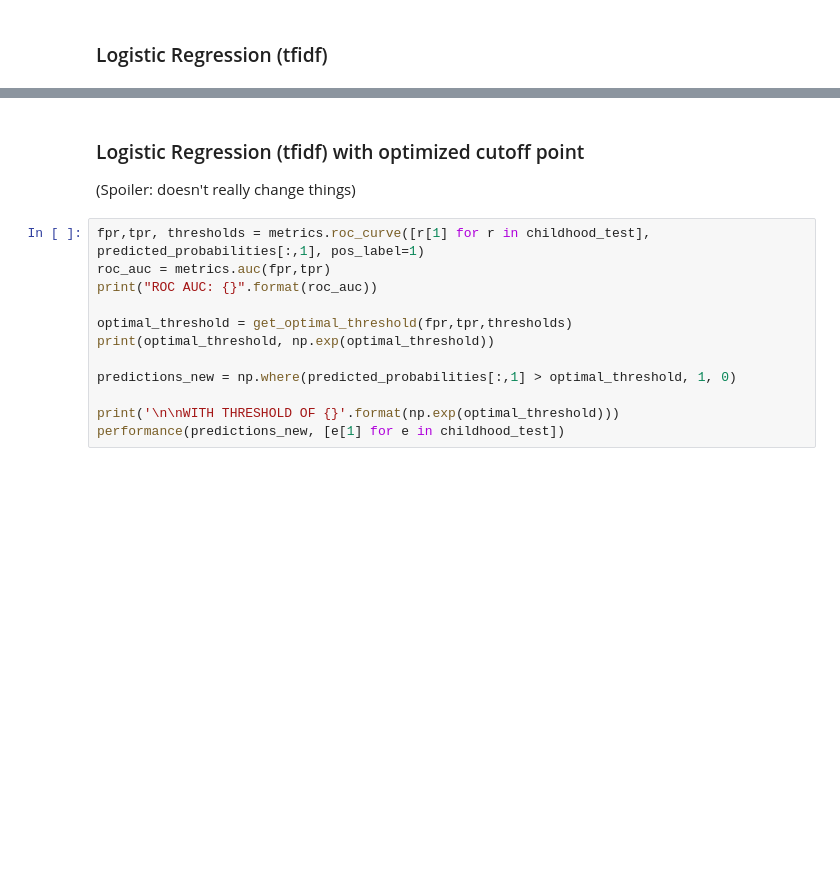
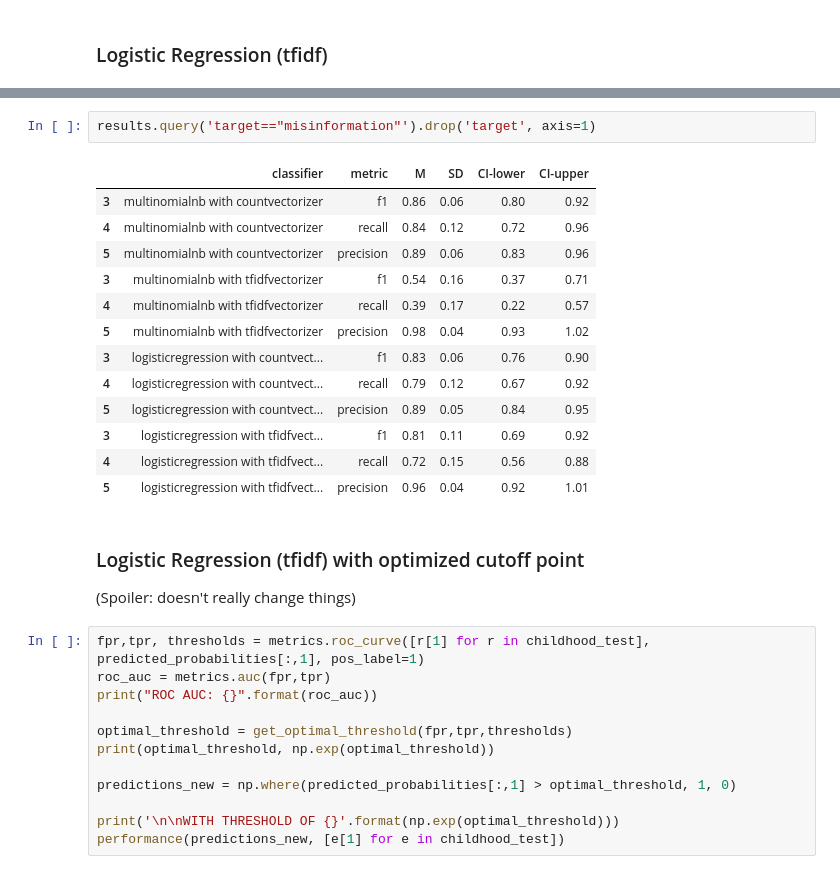
Before and after one commit to corinemeppelink/vaccmisinfo, a Jupyter notebook: article.ipynb, the cells around one changed output, grey strips where cells are left out. Cells and saved outputs as stored; diff of their text form; blank space fills up the shorter version.

```diff
--- a/article.ipynb
+++ b/article.ipynb
@@ -212,3 +388,19 @@ ROC AUC:
+# %%
+results.query('target=="misinformation"').drop('target', axis=1)
+# %% [output]
+|  | classifier | metric | M | SD | CI-lower | CI-upper |
+| 3 | multinomialnb with countvectorizer | f1 | 0.86 | 0.06 | 0.80 | 0.92 |
+| 4 | multinomialnb with countvectorizer | recall | 0.84 | 0.12 | 0.72 | 0.96 |
+| 5 | multinomialnb with countvectorizer | precision | 0.89 | 0.06 | 0.83 | 0.96 |
+| 3 | multinomialnb with tfidfvectorizer | f1 | 0.54 | 0.16 | 0.37 | 0.71 |
+| 4 | multinomialnb with tfidfvectorizer | recall | 0.39 | 0.17 | 0.22 | 0.57 |
+| 5 | multinomialnb with tfidfvectorizer | precision | 0.98 | 0.04 | 0.93 | 1.02 |
+| 3 | logisticregression with countvect... | f1 | 0.83 | 0.06 | 0.76 | 0.90 |
+| 4 | logisticregression with countvect... | recall | 0.79 | 0.12 | 0.67 | 0.92 |
+| 5 | logisticregression with countvect... | precision | 0.89 | 0.05 | 0.84 | 0.95 |
+| 3 | logisticregression with tfidfvect... | f1 | 0.81 | 0.11 | 0.69 | 0.92 |
+| 4 | logisticregression with tfidfvect... | recall | 0.72 | 0.15 | 0.56 | 0.88 |
+| 5 | logisticregression with tfidfvect... | precision | 0.96 | 0.04 | 0.92 | 1.01 |
 # %% [markdown]
 ### Logistic Regression (tfidf) with optimized cutoff point
 (Spoiler: doesn't really change things)
```
Also changed, not shown: parts of 21 cells of this notebook.
